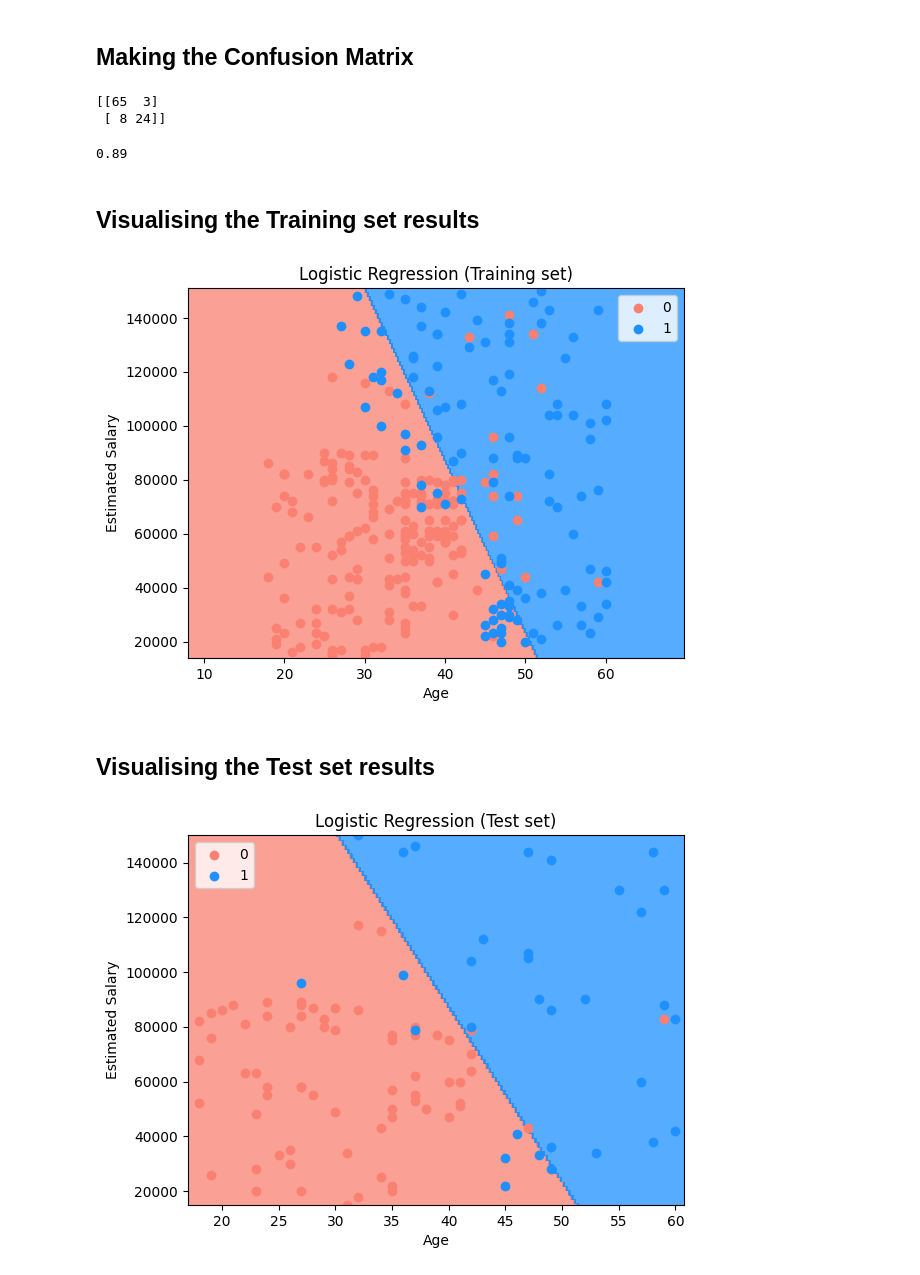
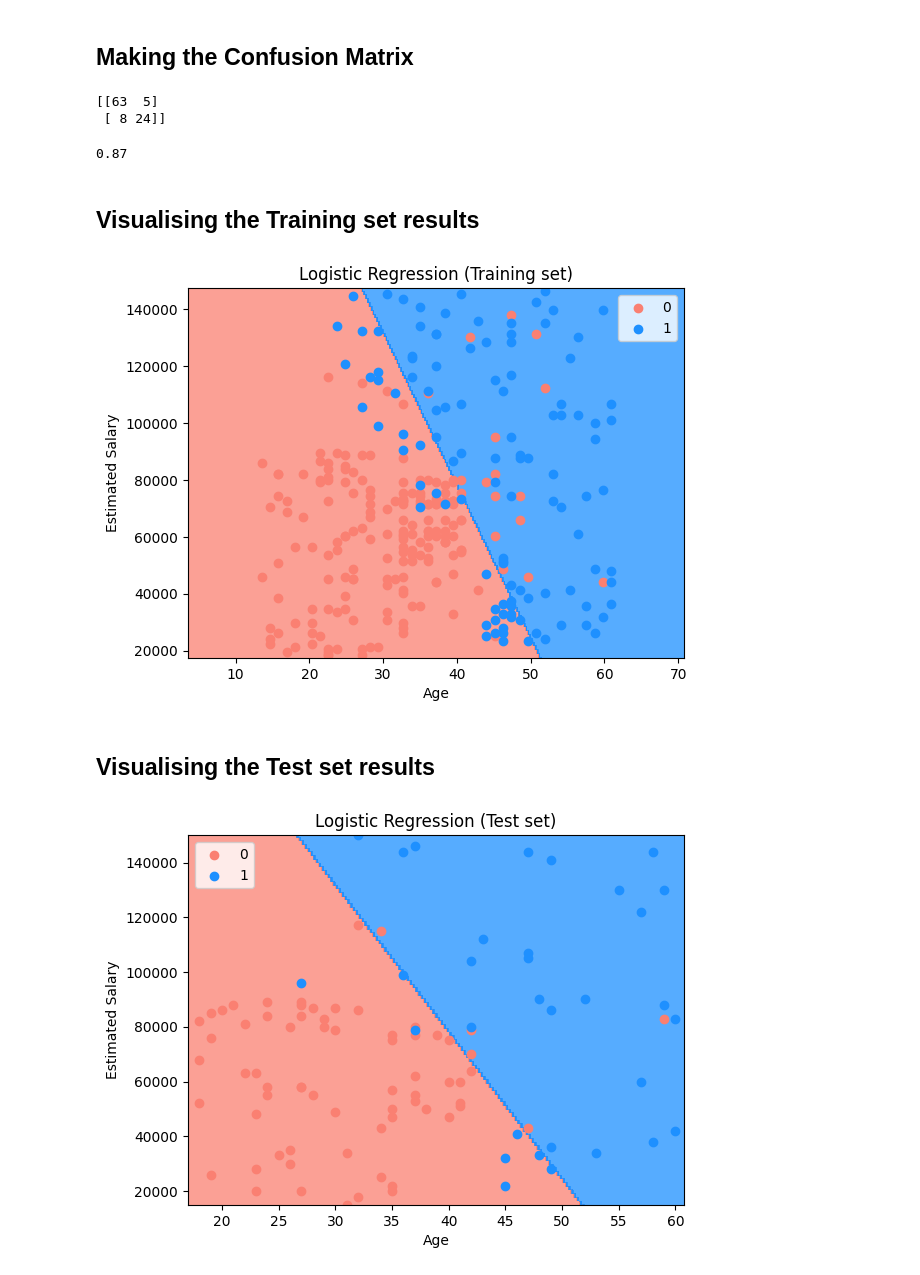
Before and after one commit to Shadhin-f/Machine-Learning, a Jupyter notebook: logistic_regression.ipynb, the cells around one changed output. Drawn from its saved outputs; the diff is of its cells as text; code cells hidden in the pictures.

Commit message:
D-3 Logistic Regression

```diff
--- a/logistic_regression.ipynb
+++ b/logistic_regression.ipynb
@@ -83,7 +83,7 @@ print(y_test)
 from sklearn.preprocessing import StandardScaler
 sc = StandardScaler()
 X_train = sc.fit_transform(X_train)
-X_test = sc.transform(X_test)
+X_test = sc.fit_transform(X_test)
 # %%
 print(X_train)
 # %% [output]
@@ -128,8 +128,8 @@ print(X_test)
 ## Training the Logistic Regression model on the Training set
 # %%
 from sklearn.linear_model import LogisticRegression
-classifier = LogisticRegression(random_state = 0)
-classifier.fit(X_train, y_train)
+lg = LogisticRegression(random_state=0)
+lg.fit(X_train, y_train)
 # %% [output]
 LogisticRegression(random_state=0)
 # %% [markdown]
@@ -165,13 +165,12 @@ print(np.concatenate((y_pred.reshape(len(y_pred),1), y_test.reshape(len(y_test),
 ## Making the Confusion Matrix
 # %%
 from sklearn.metrics import confusion_matrix, accuracy_score
-cm = confusion_matrix(y_test, y_pred)
-print(cm)
+print(confusion_matrix(y_test, y_pred))
 accuracy_score(y_test, y_pred)
 # %% [output]
-[[65  3]
+[[63  5]
  [ 8 24]]
-0.89
+0.87
 # %% [markdown]
 ## Visualising the Training set results
 # %%
@@ -179,7 +178,7 @@ from matplotlib.colors import ListedColormap
 X_set, y_set = sc.inverse_transform(X_train), y_train
 X1, X2 = np.meshgrid(np.arange(start = X_set[:, 0].min() - 10, stop = X_set[:, 0].max() + 10, step = 0.25),
                      np.arange(start = X_set[:, 1].min() - 1000, stop = X_set[:, 1].max() + 1000, step = 0.25))
-plt.contourf(X1, X2, classifier.predict(sc.transform(np.array([X1.ravel(), X2.ravel()]).T)).reshape(X1.shape),
+plt.contourf(X1, X2, lg.predict(sc.transform(np.array([X1.ravel(), X2.ravel()]).T)).reshape(X1.shape),
              alpha = 0.75, cmap = ListedColormap(['#FA8072', '#1E90FF']))
 plt.xlim(X1.min(), X1.max())
 plt.ylim(X2.min(), X2.max())
@@ -191,36 +190,36 @@ plt.ylabel('Estimated Salary')
 plt.legend()
 plt.show()
 # %% [output]
-[figure, old version]
+[figure, new version]
 # %% [markdown]
 ## Visualising the Test set results
 # %%
 from matplotlib.colors import ListedColormap
 X_set, y_set = sc.inverse_transform(X_test), y_test
 # Create a grid of points
 X1, X2 = np.meshgrid(
     np.arange(start=X_set[:, 0].min() - 1, stop=X_set[:, 0].max() + 1, step=0.25),
     np.arange(start=X_set[:, 1].min() - 1, stop=X_set[:, 1].max() + 1, step=0.25)
 )
 # Predict for each point on the grid
-Z = classifier.predict(sc.transform(np.array([X1.ravel(), X2.ravel()]).T)).reshape(X1.shape)
+Z = lg.predict(sc.transform(np.array([X1.ravel(), X2.ravel()]).T)).reshape(X1.shape)
 # Plot the decision boundary
 plt.contourf(X1, X2, Z, alpha=0.75, cmap = ListedColormap(['#FA8072', '#1E90FF']) )
 plt.xlim(X1.min(), X1.max())
 plt.ylim(X2.min(), X2.max())
 # Define colors for scatter plot
 colors = ['#FA8072', '#1E90FF']
 # Plot the test set points
 for i, j in enumerate(np.unique(y_set)):
     plt.scatter(
         X_set[y_set == j, 0], X_set[y_set == j, 1],
         color=colors[i], label=j
     )
 # Add titles and labels
 plt.title('Logistic Regression (Test set)')
 plt.xlabel('Age')
 plt.ylabel('Estimated Salary')
 plt.legend()
 plt.show()
 # %% [output]
-[figure, old version]
+[figure, new version]
```
Also changed, not shown: parts of 3 cells of this notebook.
